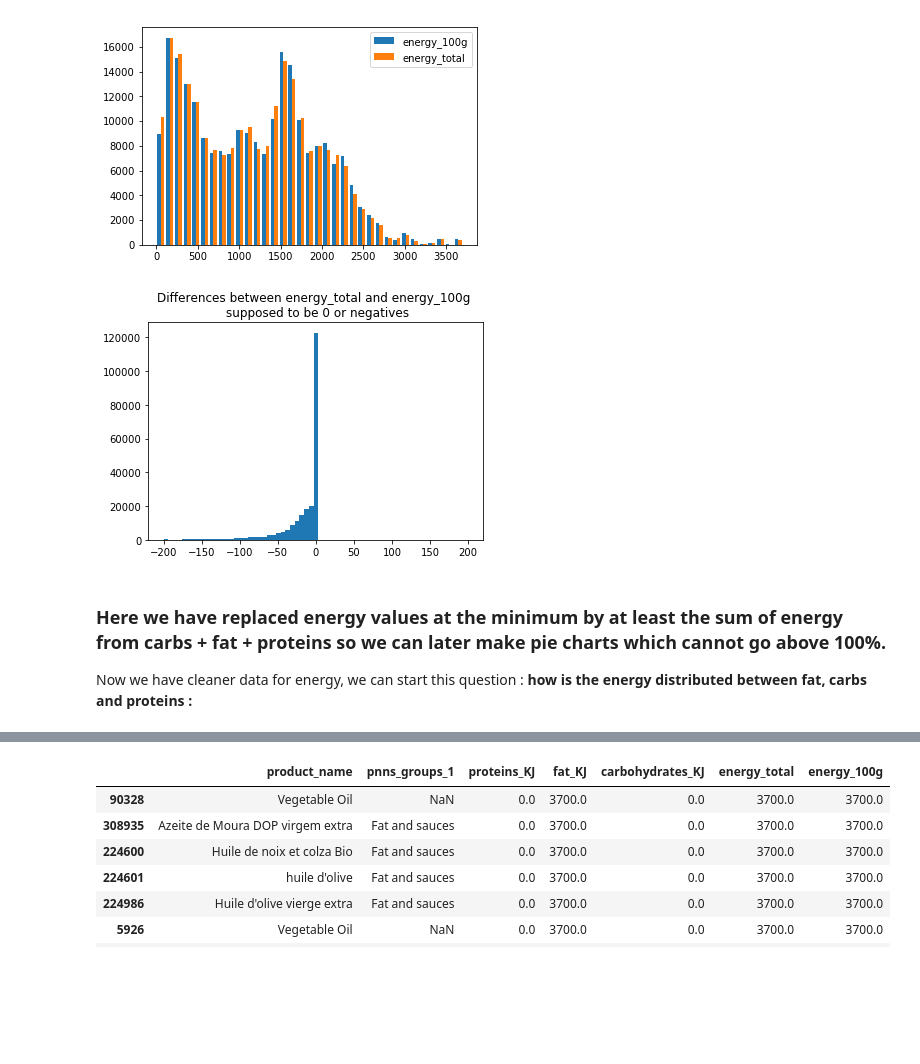
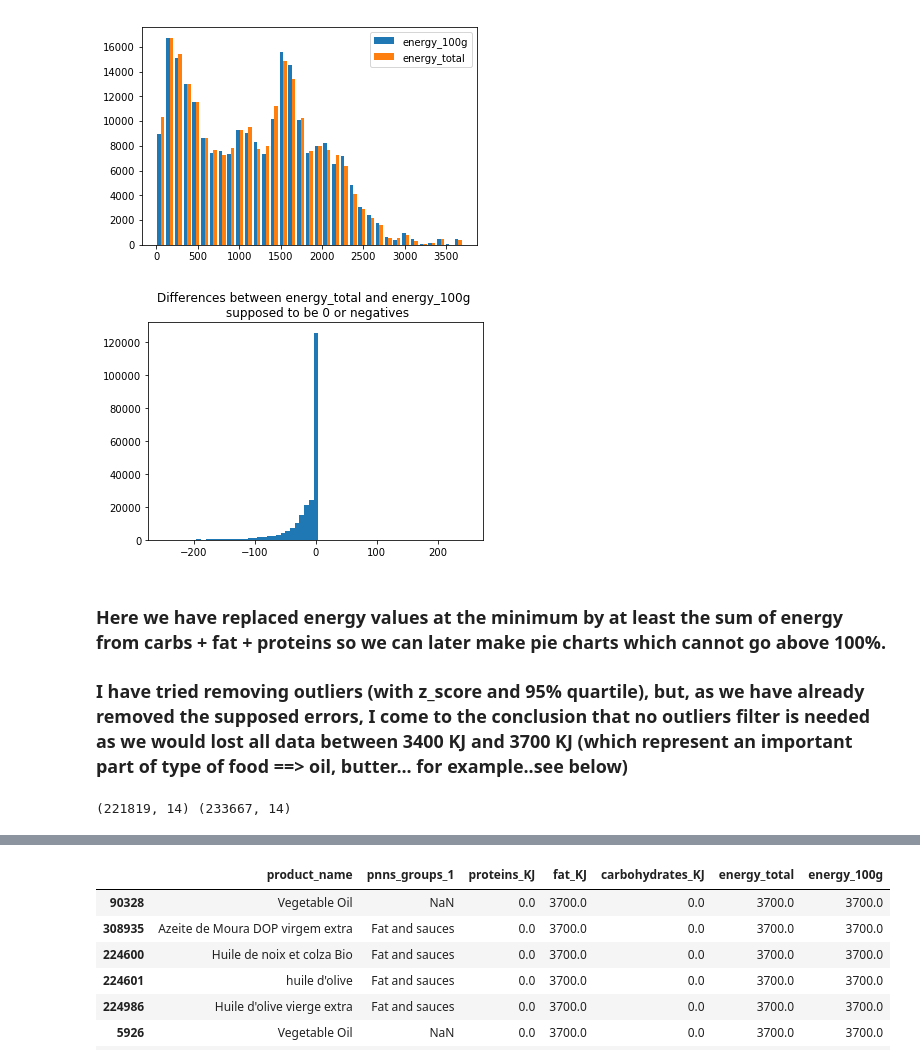
Before and after one commit to LyesOUDINACHE/EPFL-Course, a Jupyter notebook: 2-9 - Course Project 2 - Openfoodfacts.ipynb, the cells around one changed output, grey strips where cells are left out. Saved outputs shown, nothing was run; the diff lists cells and outputs as text; code cells hidden in the pictures; blank space fills up the shorter version.

Commit message:
17-03-2021
Course Project 2 - Task B - Additives, Nutriscore, Energy

```diff
--- a/2-9 - Course Project 2 - Openfoodfacts.ipynb
+++ b/2-9 - Course Project 2 - Openfoodfacts.ipynb
@@ -868,7 +878,7 @@ Fiber contains 7 kJ per gram
 
 ## 1) How energy is composed ?  Impact on the nutrition_score ?
 # %%
-# New dataframe with only a few columns
-df_B = df.loc[:,(['product_name','pnns_groups_1','main_category_en','energy_100g','proteins_100g','fat_100g','carbohydrates_100g','nutrition-score-fr_100g'])]
+# New dataframe for Task B with only a few columns
+df_B = df.loc[:,(['product_name','pnns_groups_1','main_category_en','additives_n','energy_100g','proteins_100g','fat_100g','carbohydrates_100g','nutrition-score-fr_100g'])]
 df_B.shape
 # %% [output]
@@ -1003,11 +1014,17 @@ plt.legend(loc="upper right");
 # %% [output]
 [figure]
 # %%
-plt.hist(energy_gap , bins = 65, range = (-200, 200));   # plot the differences distribution between both
+plt.hist(energy_gap , bins = 65, range = (-250, 250));   # plot the differences distribution between both
 plt.title('Differences between energy_total and energy_100g \n supposed to be 0 or negatives');
 # %% [output]
-[figure, old version]
+[figure, new version]
 # %% [markdown]
 ### Here we have replaced energy values at the minimum by at least the sum of energy from carbs + fat + proteins so we can later make pie charts which cannot go above 100%.
 
-Now we have cleaner data for energy, we can start this question : **how is the energy distributed between fat, carbs and proteins :**
+### I have tried removing outliers (with z_score and 95% quartile), but, as we have already removed the supposed errors, I come to the conclusion that no outliers filter is needed as we would lost all data between 3400 KJ and 3700 KJ (which represent an important part of type of food ==> oil, butter... for example..see below)
+# %%
+# create a df_B_outliers for the record even though we will keep using df_B full
+df_B_outliers =  drop_outliers_v2(df_B, ['energy_100g','proteins_KJ','fat_KJ','carbohydrates_KJ','nutrition-score-fr_100g'])
+print( df_B_outliers.shape, df_B.shape)
+# %% [output]
+(221819, 14) (233667, 14)
```
Also changed, not shown: parts of 43 cells of this notebook.
